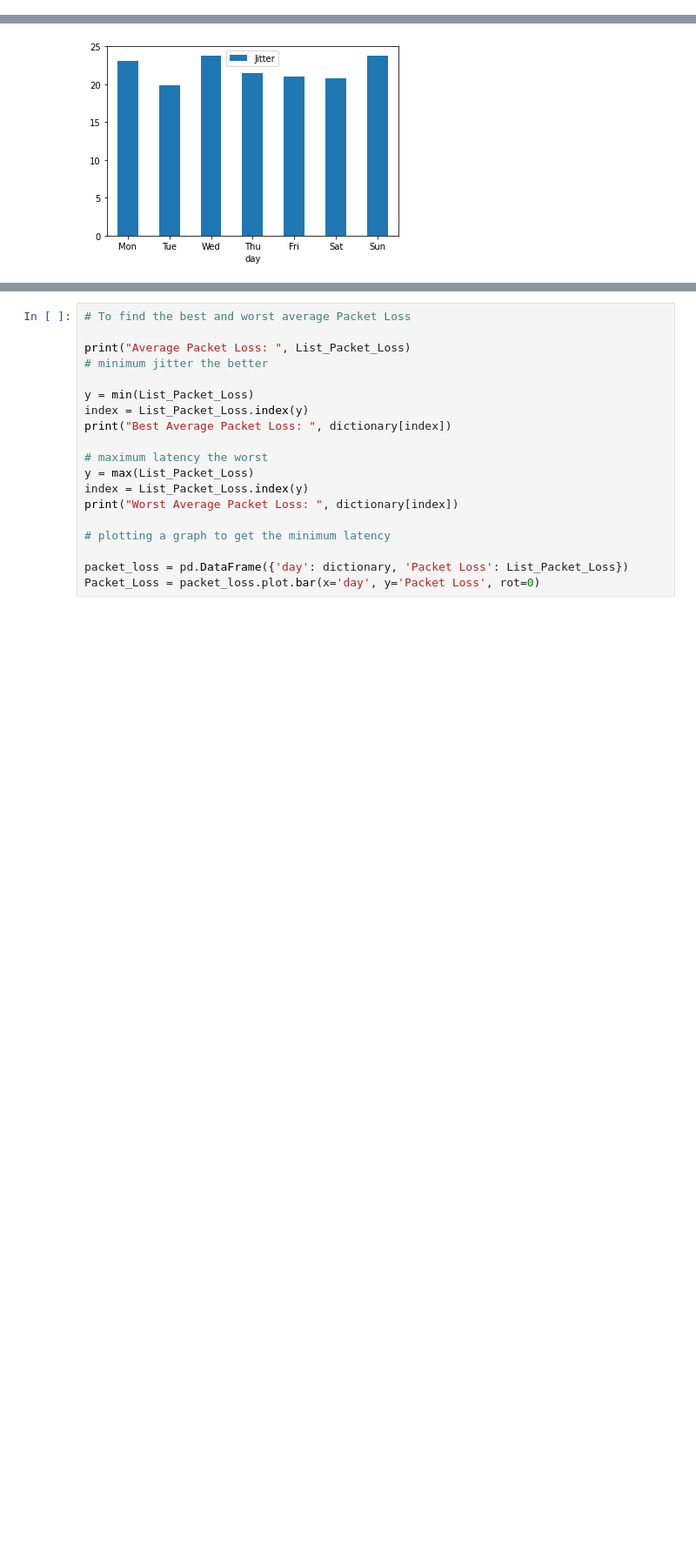
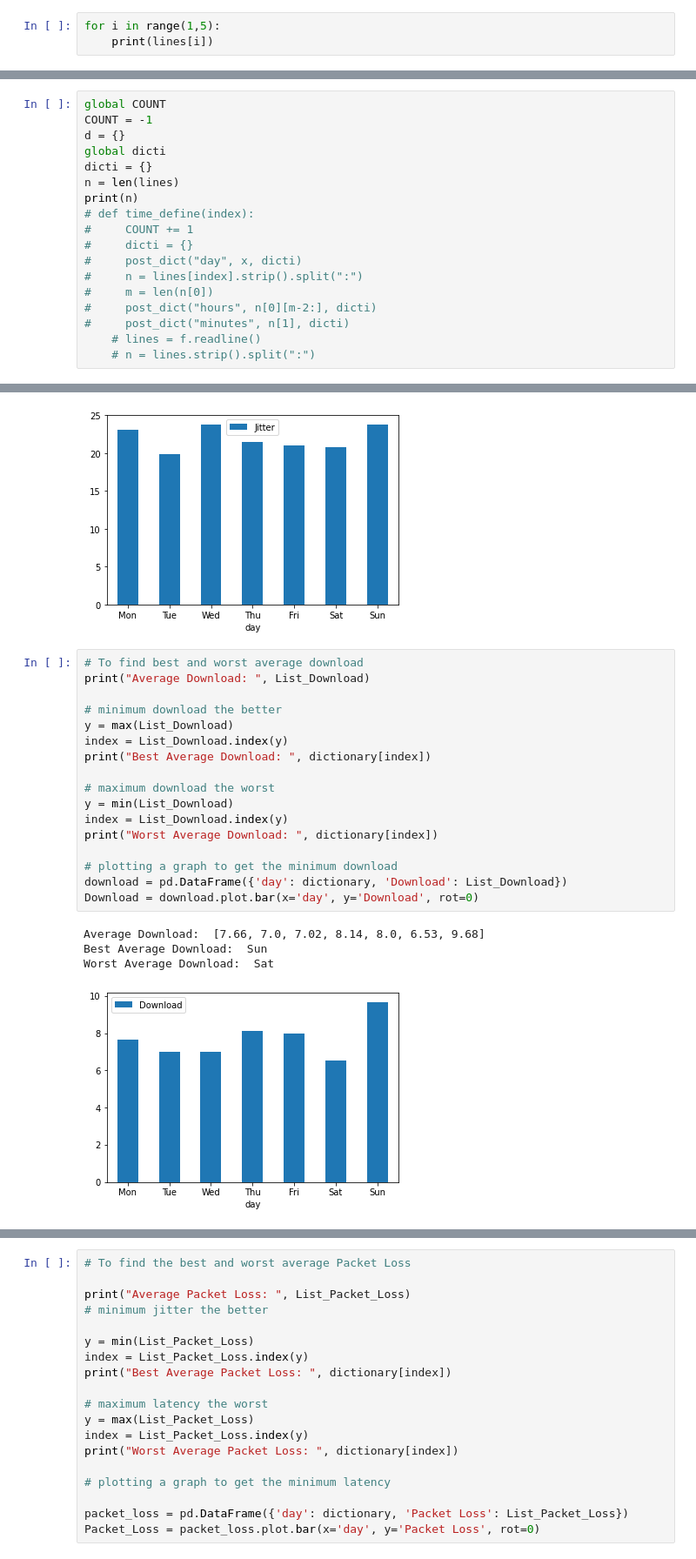
Before and after one commit to shanthiii/Internet-Analysis-Project, a Jupyter notebook: Internet_Analysis.ipynb, the cells around one changed output, grey strips where cells are left out. Shown at 87% size. Saved outputs shown, nothing was run; the diff lists cells and outputs as text; blank space fills up the shorter version.

```diff
--- a/Internet_Analysis.ipynb
+++ b/Internet_Analysis.ipynb
@@ -30,0 +64,3 @@ import numpy as np
+# %%
+for i in range(1,5):
+    print(lines[i])
@@ -30,0 +82,18 @@ import numpy as np
+# %%
+global COUNT
+COUNT = -1
+d = {}
+global dicti
+dicti = {}
+n = len(lines)
+print(n)
+# def time_define(index):
+#     COUNT += 1
+#     dicti = {}
+#     post_dict("day", x, dicti)
+#     n = lines[index].strip().split(":")
+#     m = len(n[0])
+#     post_dict("hours", n[0][m-2:], dicti)
+#     post_dict("minutes", n[1], dicti)
+    # lines = f.readline()
+    # n = lines.strip().split(":")
@@ -216,6 +405,28 @@ Average Jitter:  [23.13, 19.88, 23.74, 21.43, 21.0, 20.79, 23.82]
 Best Average Jitter:  Tue
 Worst Average Jitter:  Sun
 [figure]
+# %%
+# To find best and worst average download
+print("Average Download: ", List_Download)
+
+# minimum download the better
+y = max(List_Download)
+index = List_Download.index(y)
+print("Best Average Download: ", dictionary[index])
+
+# maximum download the worst
+y = min(List_Download)
+index = List_Download.index(y)
+print("Worst Average Download: ", dictionary[index])
+
+# plotting a graph to get the minimum download
+download = pd.DataFrame({'day': dictionary, 'Download': List_Download})
+Download = download.plot.bar(x='day', y='Download', rot=0)
+# %% [output]
+Average Download:  [7.66, 7.0, 7.02, 8.14, 8.0, 6.53, 9.68]
+Best Average Download:  Sun
+Worst Average Download:  Sat
+[figure, added]
 # %%
 # to find best and worst average upload speed
 print("Average Upload: ", List_Upload)
```
Also changed, not shown: parts of 18 cells of this notebook.
